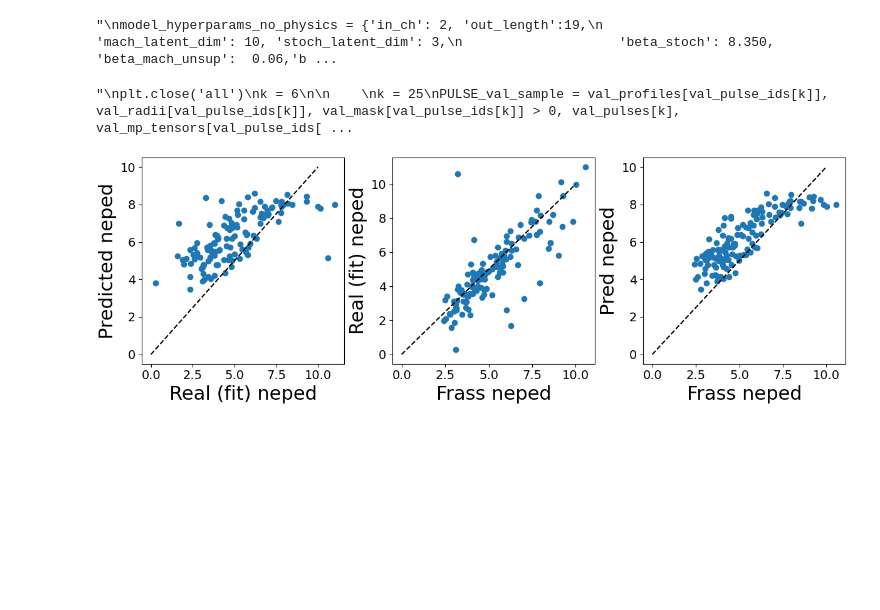
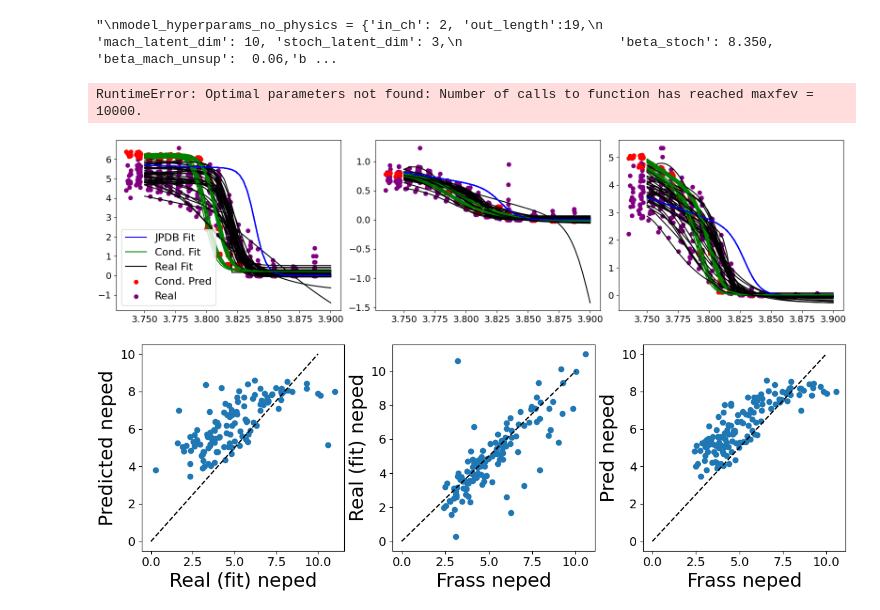
Before and after one commit to fusionby2030/moxie, a Jupyter notebook: experiments/EPED_oder_uns/Paper_Figures.ipynb, the cells around one changed output. Drawn from its saved outputs; the diff is of its cells as text; code cells hidden in the pictures; blank space fills up the shorter version.

```diff
--- a/experiments/EPED_oder_uns/Paper_Figures.ipynb
+++ b/experiments/EPED_oder_uns/Paper_Figures.ipynb
@@ -445,36 +477,36 @@ def plot_mse_neped(PROFILES, profiles_predictions):
         axs[2].plot(xdata_fit, mtanh(xdata_fit, *initial_guesses_pe), color='blue')
         axs[2].scatter(xdata, ydata_t*ydata_d, color='red')
         axs[2].scatter(xdata, 1e-3*t_prof_real[mask]*1e-19*d_prof_real[mask], color='purple')
         axs[2].plot(xdata_fit, mtanh(xdata_fit, *popt_p), label='Cond. Fit', color='green')
         axs[2].plot(xdata_fit, mtanh(xdata_fit, *popt_p_real), label='Real Fit', color='black')
 
         # print(popt_d, popt_t)
         # print(initial_guesses_ne, initial_guesses_te)
         if n == 0:
             axs[0].legend()
     axs[0].annotate('AVG Height\npred={:.3}+-{:.3}\nfit={:.3}+-{:.3}\nfras={:.3}+-{:.3}'.format(neped_cond_pred.mean(), neped_cond_pred.std(), neped_fit_real.mean(),neped_fit_real.std(), neped_lorenzo, neped_uncert), fontsize='small', xy=(0.1,0.1), xycoords='axes fraction')
     axs[1].annotate('AVG Height\npred={:.3}+-{:.3}\nfit={:.3}+-{:.3}\nfras={:.3}+-{:.3}'.format(teped_cond_pred.mean(), teped_cond_pred.std(), teped_fit_real.mean(),teped_fit_real.std(), teped_lorenzo, teped_uncert), fontsize='small', xy=(0.75,0.75), xycoords='axes fraction')
 
     axs[0].set_ylabel('$n_e \; \;$ m$^{-3})$', size='xx-large')
     axs[1].set_ylabel('$T_e \; \; (keV)$', size='xx-large')
 
     fig.supxlabel('$R_{mid}$')
 
     return (neped_cond_pred.mean(), neped_fit_real.mean(), neped_lorenzo)
-"""
+
 plt.close('all')
 k = 6
 
 
 k = 25
 PULSE_val_sample = val_profiles[val_pulse_ids[k]], val_radii[val_pulse_ids[k]], val_mask[val_pulse_ids[k]] > 0, val_pulses[k], val_mp_tensors[val_pulse_ids[k]], val_real_space_radii[val_pulse_ids[k]]
 PULSE_val_conditional = get_conditional_preds(PULSE_val_sample, n_samples=200, model=model_physics)
 PULSE_val_enc, MP_val_enc = get_preds_pulse(PULSE_val_sample, model=model_physics)
 mean_neped_cond, mean_neped_real, neped_frassineti = plot_mse_neped(PULSE_val_sample, PULSE_val_conditional)
 print(mean_neped_cond, mean_neped_real, neped_frassineti)
-"""
 # %% [output]
-"\nplt.close('all')\nk = 6\n\n    \nk = 25\nPULSE_val_sample = val_profiles[val_pulse_ids[k]], val_radii[val_pulse_ids[k]], val_mask[val_pulse_ids[k]] > 0, val_pulses[k], val_mp_tensors[val_pulse_ids[ ...
+RuntimeError: Optimal parameters not found: Number of calls to function has reached maxfev = 10000.
+[figure, added]
 # %%
 def calculate_ped_heights(PROFILES, profiles_predictions):
     profiles_real, radii, masks, ids, mps, real_radii = PROFILES
```
Also changed, not shown: parts of 2 cells of this notebook, 2 other files.
